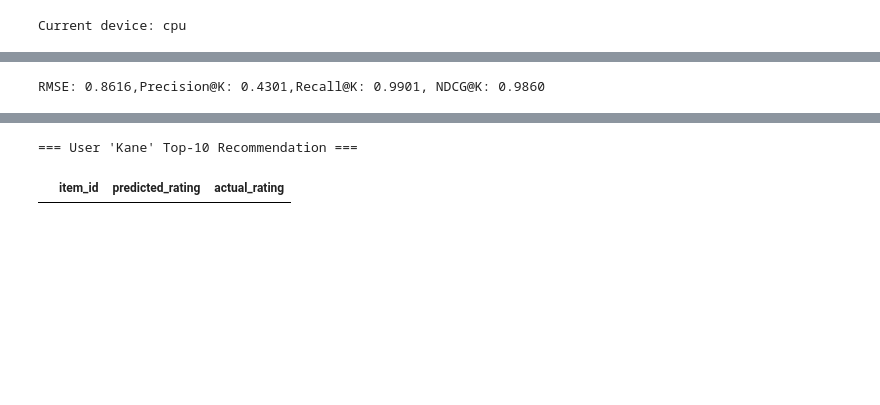
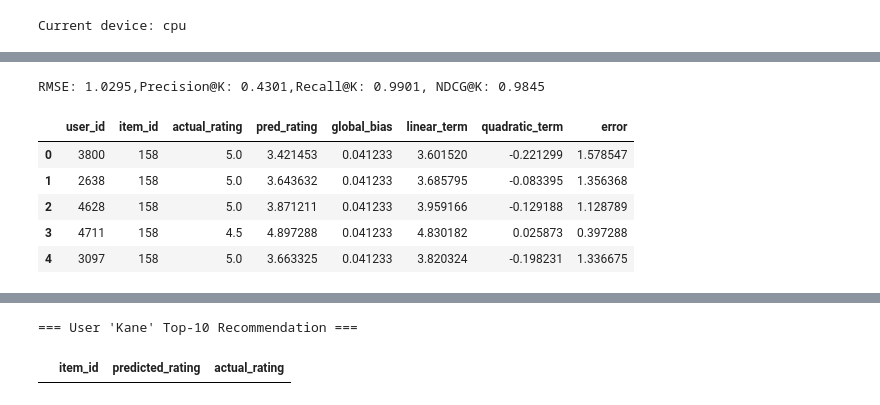
Before and after one commit to han942/vscode, a Jupyter notebook: projects/rating_recsys/diningcode_analysis.ipynb, the cells around one changed output, grey strips where cells are left out. Saved outputs shown, nothing was run; the diff lists cells and outputs as text; code cells hidden in the pictures; blank space fills up the shorter version.

```diff
--- a/projects/rating_recsys/diningcode_analysis.ipynb
+++ b/projects/rating_recsys/diningcode_analysis.ipynb
@@ -689,7 +724,4 @@ dc_pred['rating'] = pred
 # %%
-dc_test.columns = ['user','item','rating','review']
-dc_pred.columns = ['user','item','rating','review']
-
 import sys
 sys.path.append('../..')  # Go up two levels to reach the directory containing 'Study'
 from Study.RecSys.matrixfactorization.preprocessing import precision_at_k,ndcg_at_k,recall_at_k
@@ -703,4 +735,55 @@ ndcg_at_k_par = ndcg_at_k(dc_pred,dc_test,k=3)
 
 print(f'RMSE: {rmse_par:.4f},Precision@K: {prec_at_k_par:.4f},Recall@K: {rec_at_k_par:.4f}, NDCG@K: {ndcg_at_k_par:.4f}') # Add NDCG
 # %% [output]
-RMSE: 0.8616,Precision@K: 0.4301,Recall@K: 0.9901, NDCG@K: 0.9860
+RMSE: 1.0295,Precision@K: 0.4301,Recall@K: 0.9901, NDCG@K: 0.9845
+# %%
+# ── 1. 전체 데이터 예측 분해 ──────────────────────────────────────────
+def explain_all_predictions(model, dataset):
+    model.eval()
+    rows = []
+
+    for idx in range(len(dataset)):
+        u_doc, i_doc, rating = dataset[idx]
+        u_doc_in = u_doc.unsqueeze(0).to(device)
+        i_doc_in = i_doc.unsqueeze(0).to(device)
+
+        with torch.no_grad():
+            user_emb    = model.embedding(u_doc_in).transpose(1, 2)
+            user_pool   = F.max_pool1d(F.relu(model.user_cnn(user_emb)),
+                                       kernel_size=model.user_cnn(user_emb).size(2)).squeeze(2)
+            user_latent = model.user_fc(user_pool)
+
+            item_emb    = model.embedding(i_doc_in).transpose(1, 2)
+            item_pool   = F.max_pool1d(F.relu(model.item_cnn(item_emb)),
+                                       kernel_size=model.item_cnn(item_emb).size(2)).squeeze(2)
+            item_latent = model.item_fc(item_pool)
+
+            z              = F.relu(torch.cat([user_latent, item_latent], dim=1))
+            linear_term    = model.fm_linear(z)
+            interactions   = torch.mm(z, model.fm_V)
+            inter_squared  = torch.mm(z**2, model.fm_V**2)
+            quadratic_term = 0.5 * torch.sum(interactions**2 - inter_squared,
+                                              dim=1, keepdim=True)
+            pred           = model.global_bias + linear_term.squeeze(1) + quadratic_term.squeeze(1)
+
+        rows.append({
+            "user_id":        dataset.users[idx],
+            "item_id":        dataset.items[idx],
+            "actual_rating":  rating.item(),
+            "pred_rating":    pred.item(),
+            "global_bias":    model.global_bias.item(),
+            "linear_term":    linear_term.item(),
+            "quadratic_term": quadratic_term.item(),
+            "error":          abs(pred.item() - rating.item()),  # 오차
+        })
+
+    return pd.DataFrame(rows)
+
+result_df = explain_all_predictions(model, te_dataset)
+# %% [output]
+|  | user_id | item_id | actual_rating | pred_rating | global_bias | linear_term | quadratic_term | error |
+| 0 | 3800 | 158 | 5.0 | 3.421453 | 0.041233 | 3.601520 | -0.221299 | 1.578547 |
+| 1 | 2638 | 158 | 5.0 | 3.643632 | 0.041233 | 3.685795 | -0.083395 | 1.356368 |
+| 2 | 4628 | 158 | 5.0 | 3.871211 | 0.041233 | 3.959166 | -0.129188 | 1.128789 |
+| 3 | 4711 | 158 | 4.5 | 4.897288 | 0.041233 | 4.830182 | 0.025873 | 0.397288 |
+| 4 | 3097 | 158 | 5.0 | 3.663325 | 0.041233 | 3.820324 | -0.198231 | 1.336675 |
```
Also changed, not shown: parts of 17 cells of this notebook, 2 other files.
